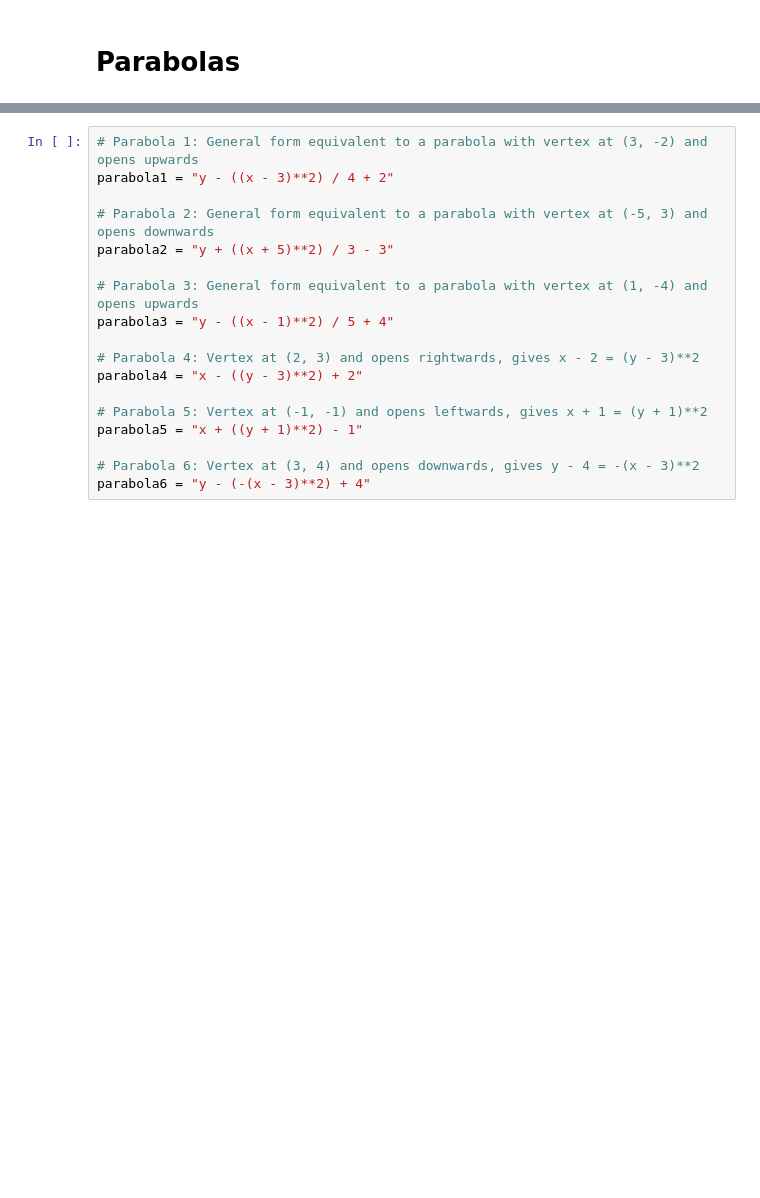
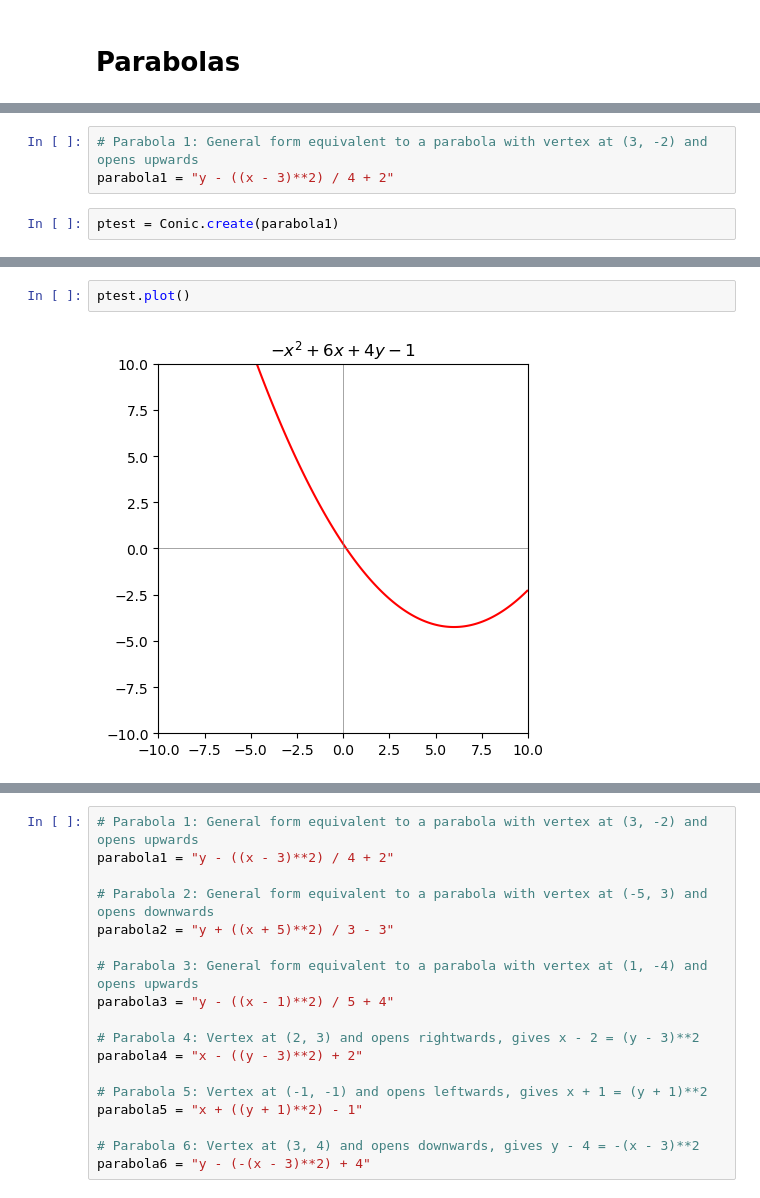
Before and after one commit to pineapple-bois/conic, a Jupyter notebook: Notebooks/Parabolas.ipynb, the cells around one changed output, grey strips where cells are left out. Cells and saved outputs as stored; diff of their text form; blank space fills up the shorter version.

```diff
--- a/Notebooks/Parabolas.ipynb
+++ b/Notebooks/Parabolas.ipynb
@@ -6,0 +13,5 @@ from conic_factory import *
+# %%
+# Parabola 1: General form equivalent to a parabola with vertex at (3, -2) and opens upwards
+parabola1 = "y - ((x - 3)**2) / 4 + 2"
+# %%
+ptest = Conic.create(parabola1)
@@ -6,0 +85,4 @@ from conic_factory import *
+# %%
+ptest.plot()
+# %% [output]
+[figure, added]
```
Also changed, not shown: parts of 17 cells of this notebook.
